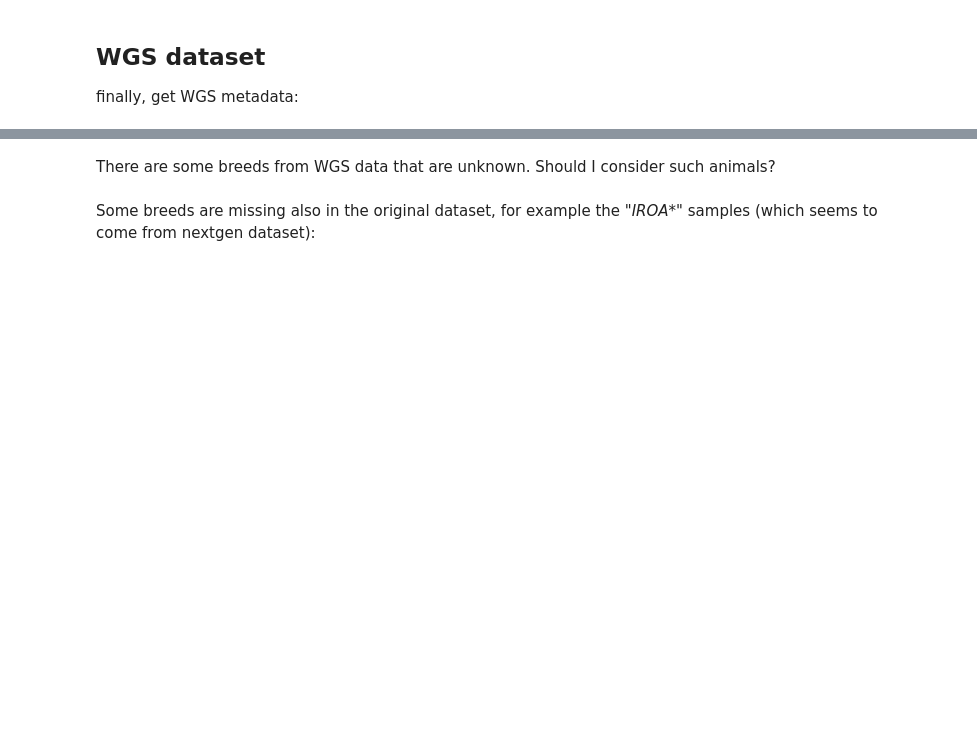
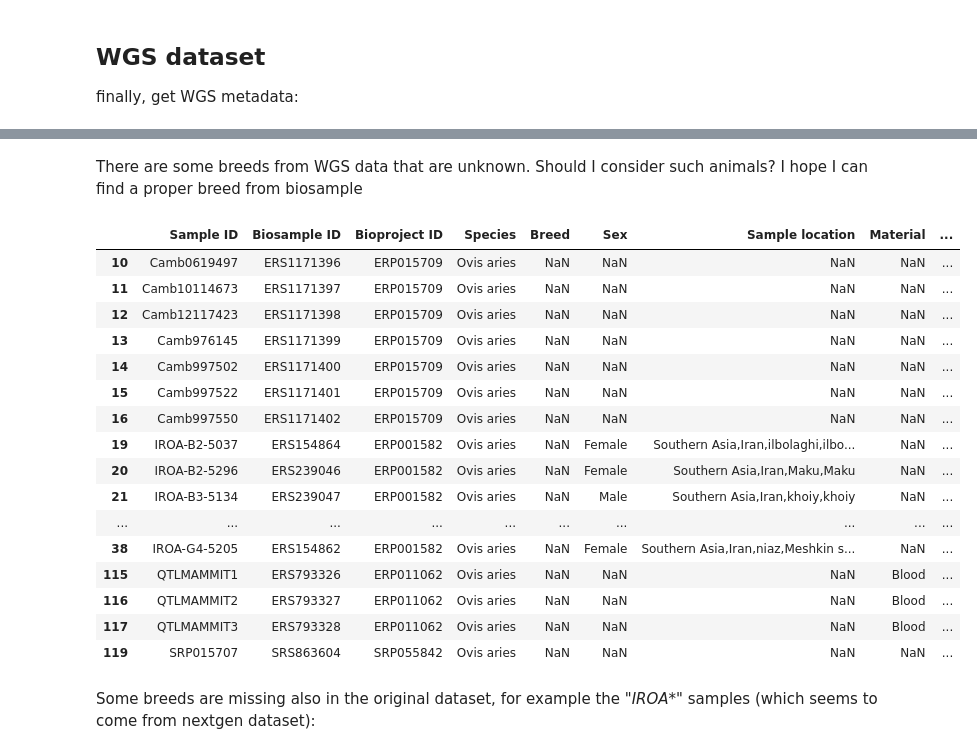
Before and after one commit to cnr-ibba/SMARTER-database, a Jupyter notebook: notebooks/exploratory/0.17.2-bunop-isheep_dataset.ipynb, the cells around one changed output, grey strips where cells are left out. Saved outputs shown, nothing was run; the diff lists cells and outputs as text; code cells hidden in the pictures; blank space fills up the shorter version.

Commit message:
:monocle_face: analysing isheep-WGS data

```diff
--- a/notebooks/exploratory/0.17.2-bunop-isheep_dataset.ipynb
+++ b/notebooks/exploratory/0.17.2-bunop-isheep_dataset.ipynb
@@ -387,7 +516,25 @@ isheep_WGS["Breed"].unique()
 # %% [markdown]
-There are some breeds from WGS data that are unknown. Should I consider such animals?
+There are some breeds from WGS data that are unknown. Should I consider such animals? I hope I can find a proper breed from biosample
 # %%
-isheep_WGS[isheep_WGS["Breed"] == " -"]
+isheep_WGS[isheep_WGS["Breed"].isna()]
+# %% [output]
+|  | Sample ID | Biosample ID | Bioproject ID | Species | Breed | Sex | Sample location | Material | ... |
+| 10 | Camb0619497 | ERS1171396 | ERP015709 | Ovis aries | NaN | NaN | NaN | NaN | ... |
+| 11 | Camb10114673 | ERS1171397 | ERP015709 | Ovis aries | NaN | NaN | NaN | NaN | ... |
+| 12 | Camb12117423 | ERS1171398 | ERP015709 | Ovis aries | NaN | NaN | NaN | NaN | ... |
+| 13 | Camb976145 | ERS1171399 | ERP015709 | Ovis aries | NaN | NaN | NaN | NaN | ... |
+| 14 | Camb997502 | ERS1171400 | ERP015709 | Ovis aries | NaN | NaN | NaN | NaN | ... |
+| 15 | Camb997522 | ERS1171401 | ERP015709 | Ovis aries | NaN | NaN | NaN | NaN | ... |
+| 16 | Camb997550 | ERS1171402 | ERP015709 | Ovis aries | NaN | NaN | NaN | NaN | ... |
+| 19 | IROA-B2-5037 | ERS154864 | ERP001582 | Ovis aries | NaN | Female | Southern Asia,Iran,ilbolaghi,ilbo... | NaN | ... |
+| 20 | IROA-B2-5296 | ERS239046 | ERP001582 | Ovis aries | NaN | Female | Southern Asia,Iran,Maku,Maku | NaN | ... |
+| 21 | IROA-B3-5134 | ERS239047 | ERP001582 | Ovis aries | NaN | Male | Southern Asia,Iran,khoiy,khoiy | NaN | ... |
+| ... | ... | ... | ... | ... | ... | ... | ... | ... | ... |
+| 38 | IROA-G4-5205 | ERS154862 | ERP001582 | Ovis aries | NaN | Female | Southern Asia,Iran,niaz,Meshkin s... | NaN | ... |
+| 115 | QTLMAMMIT1 | ERS793326 | ERP011062 | Ovis aries | NaN | NaN | NaN | Blood | ... |
+| 116 | QTLMAMMIT2 | ERS793327 | ERP011062 | Ovis aries | NaN | NaN | NaN | Blood | ... |
+| 117 | QTLMAMMIT3 | ERS793328 | ERP011062 | Ovis aries | NaN | NaN | NaN | Blood | ... |
+| 119 | SRP015707 | SRS863604 | SRP055842 | Ovis aries | NaN | NaN | NaN | NaN | ... |
 # %% [markdown]
 Some breeds are missing also in the original dataset, for example the "*IROA\**" samples (which seems to come from nextgen dataset):
 # %%
```
Also changed, not shown: parts of 33 cells of this notebook.
